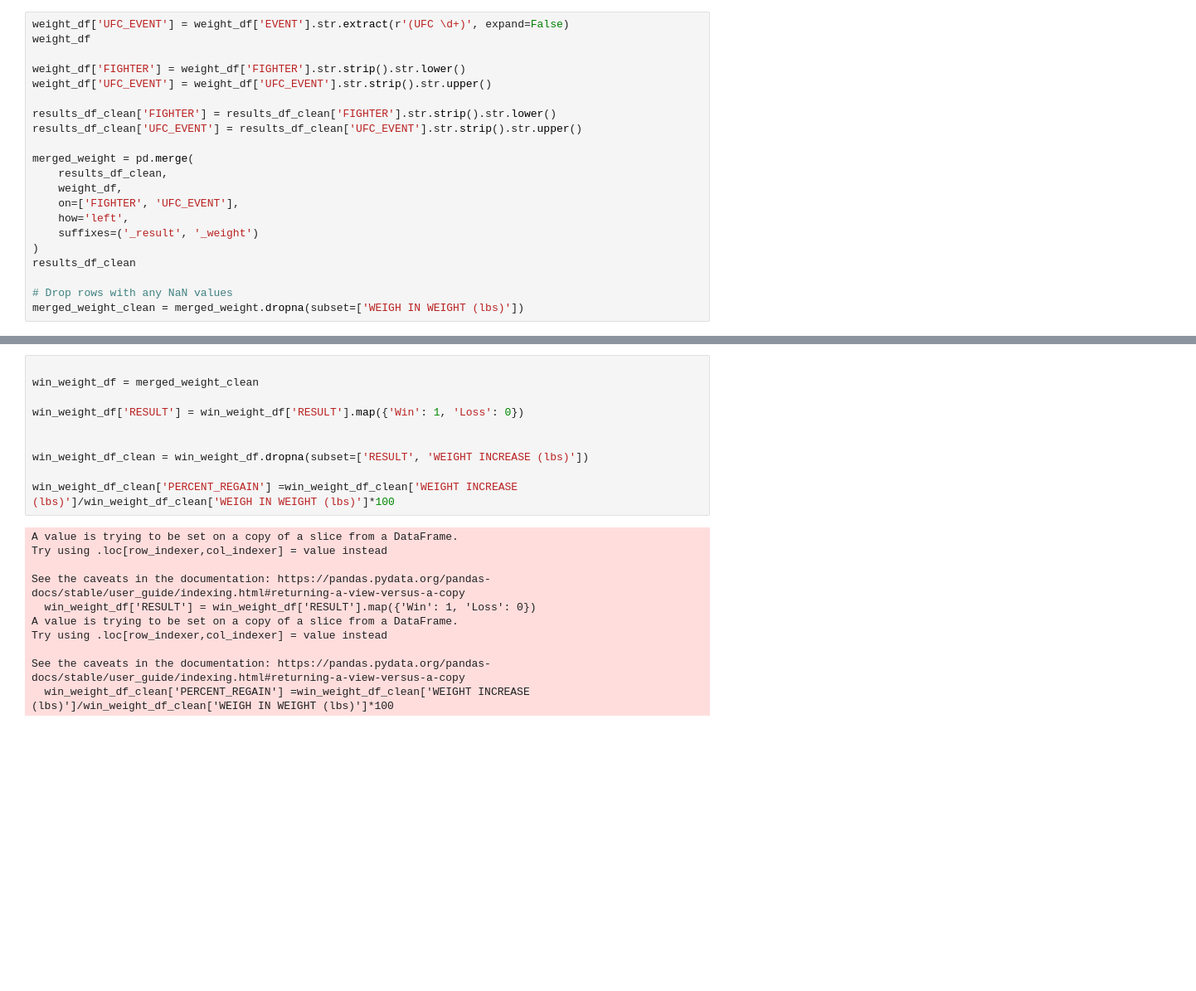
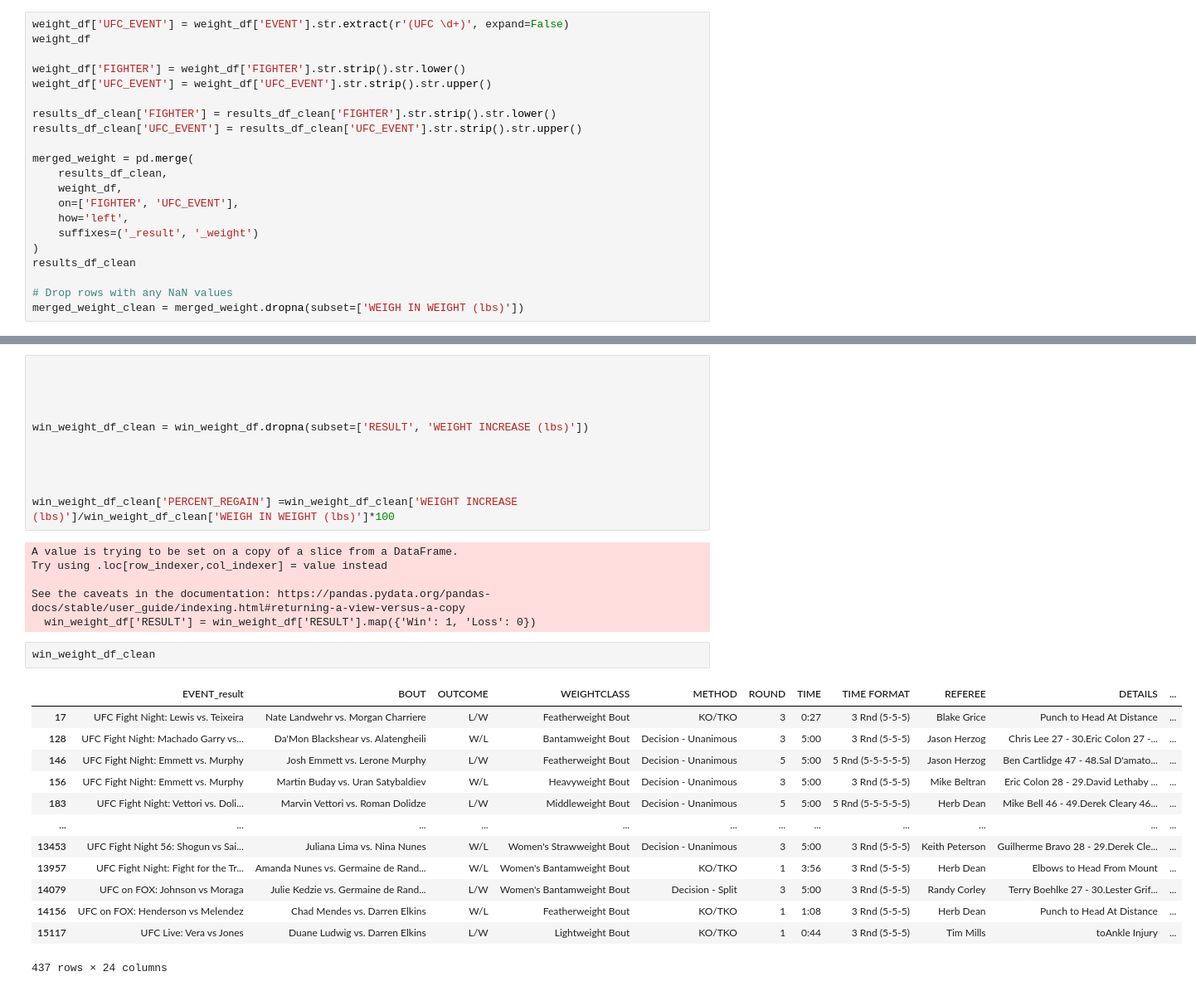
Before and after one commit to cmoser11/UFC, a Jupyter notebook: Weight Analysis/UFC_Weight_Cut.ipynb, the cells around one changed output, grey strips where cells are left out. Shown at 83% size. Cells and saved outputs as stored; diff of their text form; blank space fills up the shorter version.

```diff
--- a/Weight Analysis/UFC_Weight_Cut.ipynb
+++ b/Weight Analysis/UFC_Weight_Cut.ipynb
@@ -154,12 +189,13 @@ merged_weight_clean = merged_weight.dropna(subset=['WEIGH IN WEIGHT (lbs)'])
 # %%
 
-win_weight_df = merged_weight_clean
 
-win_weight_df['RESULT'] = win_weight_df['RESULT'].map({'Win': 1, 'Loss': 0})
 
 
 win_weight_df_clean = win_weight_df.dropna(subset=['RESULT', 'WEIGHT INCREASE (lbs)'])
 
+
+
+
 win_weight_df_clean['PERCENT_REGAIN'] =win_weight_df_clean['WEIGHT INCREASE (lbs)']/win_weight_df_clean['WEIGH IN WEIGHT (lbs)']*100
 # %% [output]
 A value is trying to be set on a copy of a slice from a DataFrame.
@@ -167,11 +203,22 @@ Try using .loc[row_indexer,col_indexer] = value instead
 
 See the caveats in the documentation: https://pandas.pydata.org/pandas-docs/stable/user_guide/indexing.html#returning-a-view-versus-a-copy
   win_weight_df['RESULT'] = win_weight_df['RESULT'].map({'Win': 1, 'Loss': 0})
-A value is trying to be set on a copy of a slice from a DataFrame.
-Try using .loc[row_indexer,col_indexer] = value instead
-
-See the caveats in the documentation: https://pandas.pydata.org/pandas-docs/stable/user_guide/indexing.html#returning-a-view-versus-a-copy
-  win_weight_df_clean['PERCENT_REGAIN'] =win_weight_df_clean['WEIGHT INCREASE (lbs)']/win_weight_df_clean['WEIGH IN WEIGHT (lbs)']*100
+# %%
+win_weight_df_clean
+# %% [output]
+|  | EVENT_result | BOUT | OUTCOME | WEIGHTCLASS | METHOD | ROUND | TIME | TIME FORMAT | REFEREE | DETAILS | ... |
+| 17 | UFC Fight Night: Lewis vs. Teixeira | Nate Landwehr vs. Morgan Charriere | L/W | Featherweight Bout | KO/TKO | 3 | 0:27 | 3 Rnd (5-5-5) | Blake Grice | Punch to Head At Distance | ... |
+| 128 | UFC Fight Night: Machado Garry vs... | Da'Mon Blackshear vs. Alatengheili | W/L | Bantamweight Bout | Decision - Unanimous | 3 | 5:00 | 3 Rnd (5-5-5) | Jason Herzog | Chris Lee 27 - 30.Eric Colon 27 -... | ... |
+| 146 | UFC Fight Night: Emmett vs. Murphy | Josh Emmett vs. Lerone Murphy | L/W | Featherweight Bout | Decision - Unanimous | 5 | 5:00 | 5 Rnd (5-5-5-5-5) | Jason Herzog | Ben Cartlidge 47 - 48.Sal D'amato... | ... |
+| 156 | UFC Fight Night: Emmett vs. Murphy | Martin Buday vs. Uran Satybaldiev | W/L | Heavyweight Bout | Decision - Unanimous | 3 | 5:00 | 3 Rnd (5-5-5) | Mike Beltran | Eric Colon 28 - 29.David Lethaby ... | ... |
+| 183 | UFC Fight Night: Vettori vs. Doli... | Marvin Vettori vs. Roman Dolidze | L/W | Middleweight Bout | Decision - Unanimous | 5 | 5:00 | 5 Rnd (5-5-5-5-5) | Herb Dean | Mike Bell 46 - 49.Derek Cleary 46... | ... |
+| ... | ... | ... | ... | ... | ... | ... | ... | ... | ... | ... | ... |
+| 13453 | UFC Fight Night 56: Shogun vs Sai... | Juliana Lima vs. Nina Nunes | W/L | Women's Strawweight Bout | Decision - Unanimous | 3 | 5:00 | 3 Rnd (5-5-5) | Keith Peterson | Guilherme Bravo 28 - 29.Derek Cle... | ... |
+| 13957 | UFC Fight Night: Fight for the Tr... | Amanda Nunes vs. Germaine de Rand... | W/L | Women's Bantamweight Bout | KO/TKO | 1 | 3:56 | 3 Rnd (5-5-5) | Herb Dean | Elbows to Head From Mount | ... |
+| 14079 | UFC on FOX: Johnson vs Moraga | Julie Kedzie vs. Germaine de Rand... | L/W | Women's Bantamweight Bout | Decision - Split | 3 | 5:00 | 3 Rnd (5-5-5) | Randy Corley | Terry Boehlke 27 - 30.Lester Grif... | ... |
+| 14156 | UFC on FOX: Henderson vs Melendez | Chad Mendes vs. Darren Elkins | W/L | Featherweight Bout | KO/TKO | 1 | 1:08 | 3 Rnd (5-5-5) | Herb Dean | Punch to Head At Distance | ... |
+| 15117 | UFC Live: Vera vs Jones | Duane Ludwig vs. Darren Elkins | L/W | Lightweight Bout | KO/TKO | 1 | 0:44 | 3 Rnd (5-5-5) | Tim Mills | toAnkle Injury | ... |
+437 rows × 24 columns
 # %% [markdown]
 ### Choice of Regression
 
```
Also changed, not shown: parts of 7 cells of this notebook, 2 other files.
